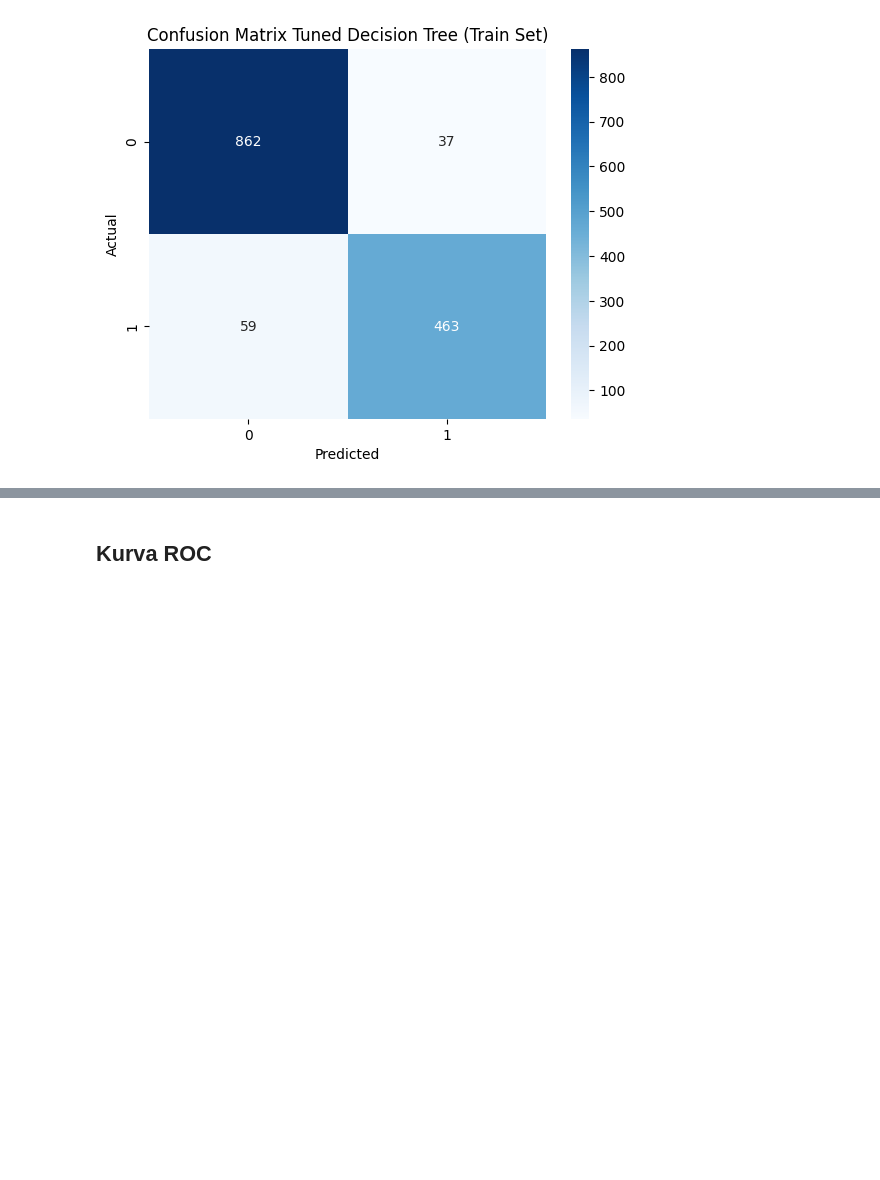
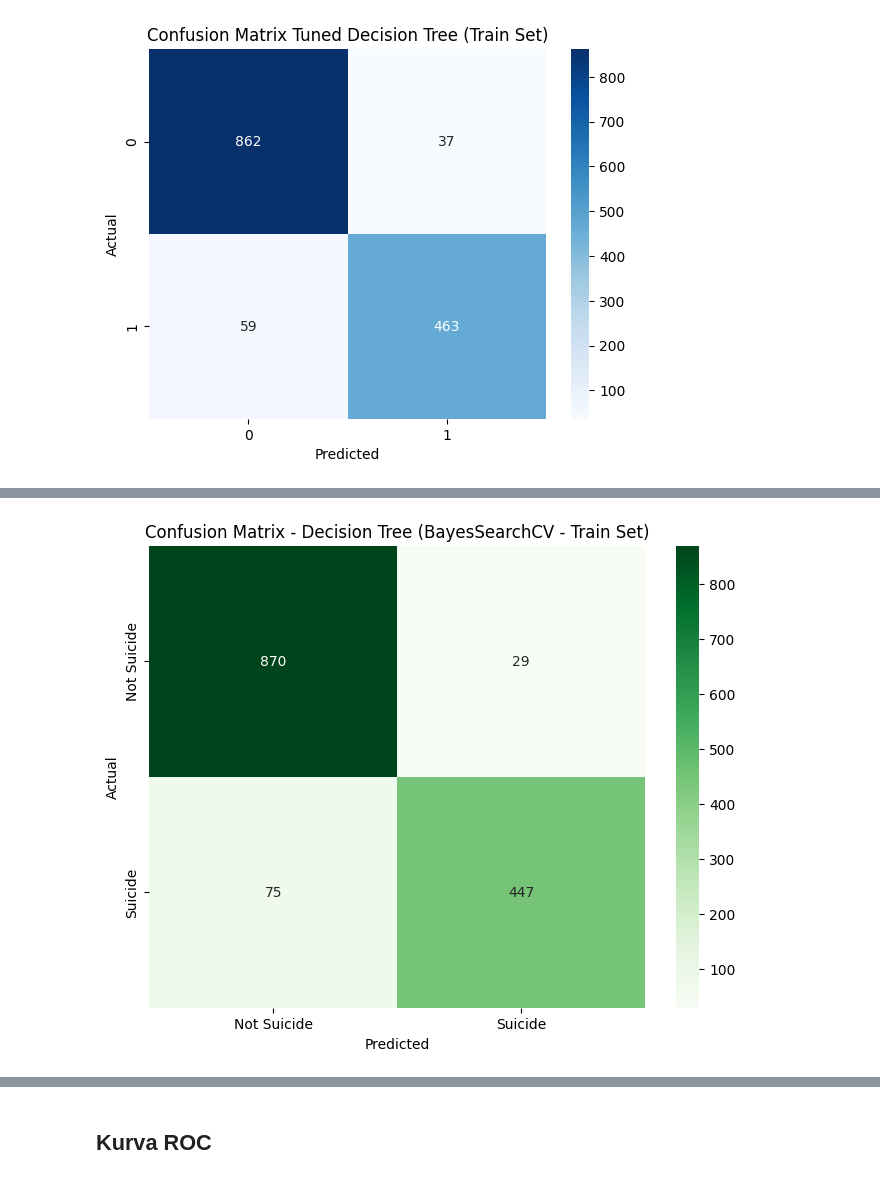
Before and after one commit to MaulanaHasyim/MaulanaHasyim, a Jupyter notebook: notebooks/Test Klasifikasi Suicide.ipynb, the cells around one changed output, grey strips where cells are left out. Saved outputs shown, nothing was run; the diff lists cells and outputs as text; code cells hidden in the pictures; blank space fills up the shorter version.

```diff
--- a/notebooks/Test Klasifikasi Suicide.ipynb
+++ b/notebooks/Test Klasifikasi Suicide.ipynb
@@ -930,0 +1012,15 @@ plt.show()
+# %%
+# Membuat confusion matrix untuk data latih
+cm_train = confusion_matrix(y_train, y_pred_train_dt_bayes)
+
+# Membuat heatmap
+plt.figure(figsize=(8, 6))
+sns.heatmap(cm_train, annot=True, fmt='g', cmap='Greens',
+            xticklabels=['Not Suicide', 'Suicide'],
+            yticklabels=['Not Suicide', 'Suicide'])
+plt.xlabel('Predicted')
+plt.ylabel('Actual')
+plt.title('Confusion Matrix - Decision Tree (BayesSearchCV - Train Set)')
+plt.show()
+# %% [output]
+[figure, added]
```
Also changed, not shown: parts of 9 cells of this notebook.
